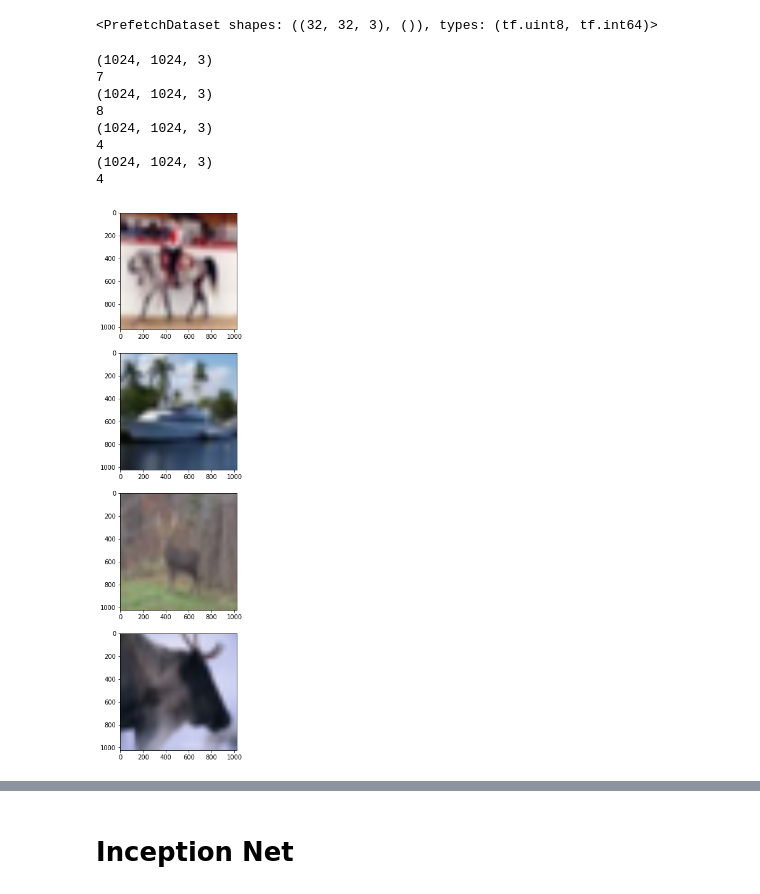
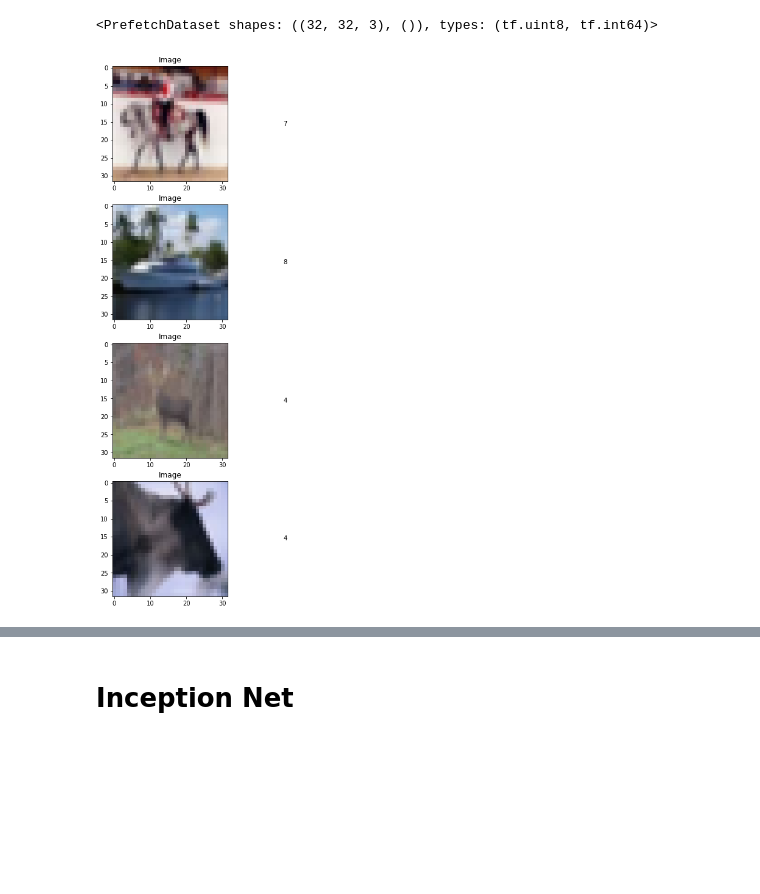
Before and after one commit to Aadit3003/GoogLeNet-implementation, a Jupyter notebook: InceptionNet.ipynb, the cells around one changed output, grey strips where cells are left out. Cells and saved outputs as stored; diff of their text form; code cells hidden in the pictures; blank space fills up the shorter version.

```diff
--- a/InceptionNet.ipynb
+++ b/InceptionNet.ipynb
@@ -22,22 +22,18 @@ print(train_ds)
 # %%
 n = 4
 fig, axs = plt.subplots(n, 1, figsize = (4, 4*n))
 ds = train_ds.take(n)
 i=0
 for image, label in ds:
-  image = tf.image.resize(image, [224,224])
-  image = image/255.0
-  print(image.shape)
+  # image = tf.image.resize(image, [224,224])
+  # image = image/255.0
+  axs[i].set_title("Image")
   axs[i].imshow(image)
-  print(label.numpy())
+  label = label.numpy()
+  axs[i].text(1.5, 0.5, label,
+              horizontalalignment='center',
+     verticalalignment='center',
+     transform = axs[i].transAxes)
   i = i+1
 # %% [output]
-(1024, 1024, 3)
-7
-(1024, 1024, 3)
-8
-(1024, 1024, 3)
-4
-(1024, 1024, 3)
-4
-[figure, old version]
+[figure, new version]
```
Also changed, not shown: parts of 6 cells of this notebook.
